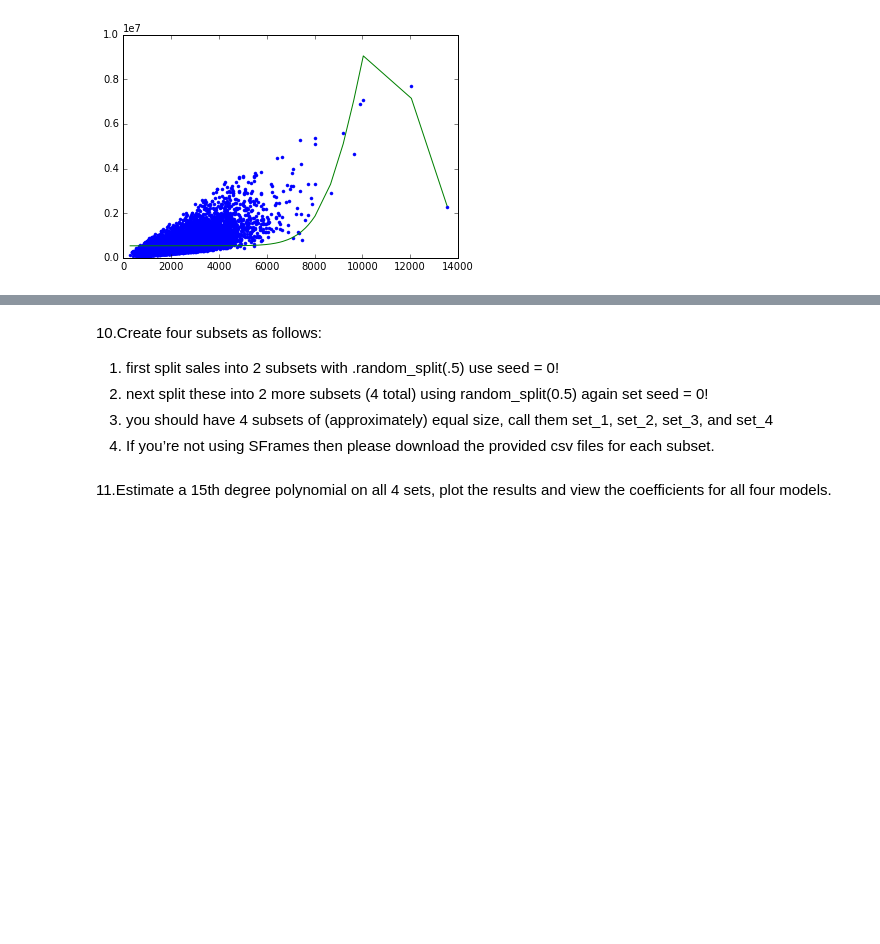
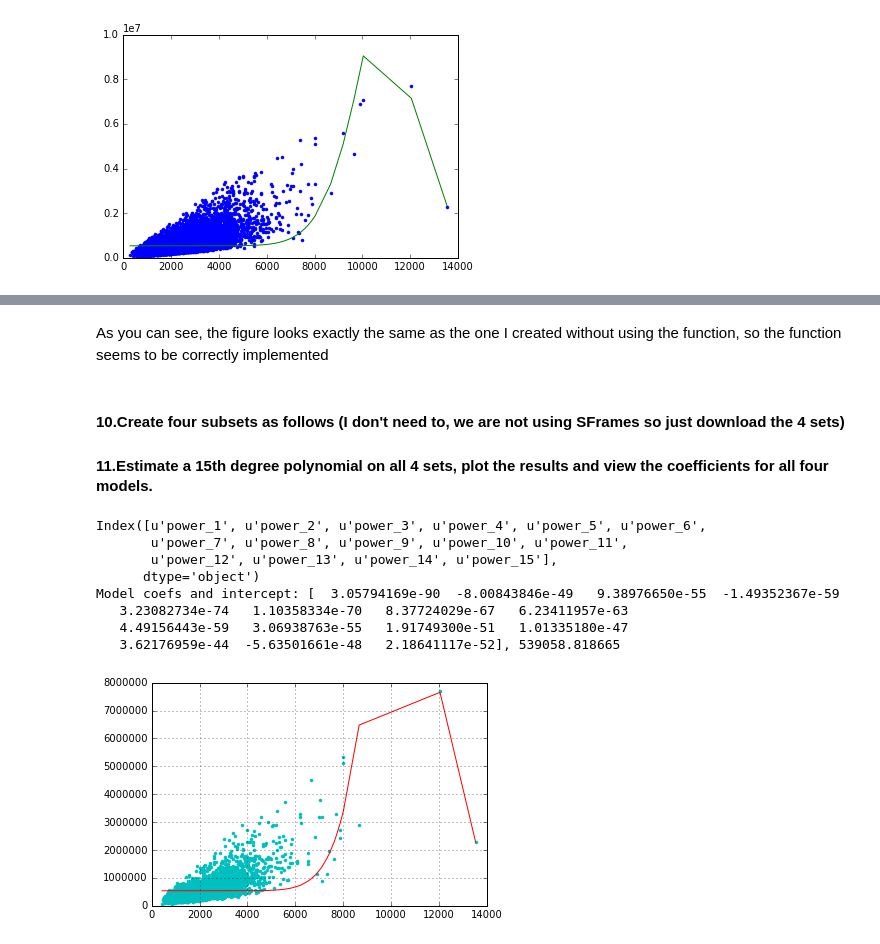
Before and after one commit to Nafisur-jspl/ML_specialization, a Jupyter notebook: 2_regression/week_3_assessing_performance/week-3-assessing-performance-assignment-1.ipynb, the cells around one changed output, grey strips where cells are left out. Saved outputs shown, nothing was run; the diff lists cells and outputs as text; code cells hidden in the pictures; blank space fills up the shorter version.

```diff
--- a/2_regression/week_3_assessing_performance/week-3-assessing-performance-assignment-1.ipynb
+++ b/2_regression/week_3_assessing_performance/week-3-assessing-performance-assignment-1.ipynb
@@ -194,8 +196,17 @@ Model coefs and intercept: [  4.56404164e-91  -2.69272563e-50   8.00907496e-56
-# %% [markdown]
-10.Create four subsets as follows:
-1. first split sales into 2 subsets with .random_split(.5) use seed = 0!
-2. next split these into 2 more subsets (4 total) using random_split(0.5) again set seed = 0!
-3. you should have 4 subsets of (approximately) equal size, call them set_1, set_2, set_3, and set_4
-4. If you’re not using SFrames then please download the provided csv files for each subset.
+# %% [markdown]
+As you can see, the figure looks exactly the same as the one I created without using the function, so the function seems to be correctly implemented
 # %% [markdown]
-11.Estimate a 15th degree polynomial on all 4 sets, plot the results and view the coefficients for all four models.
+#### 10.Create four subsets as follows (I don't need to, we are not using SFrames so just download the 4 sets)
+#### 11.Estimate a 15th degree polynomial on all 4 sets, plot the results and view the coefficients for all four models.
+# %%
+set1_model_poly15 = polynomial_checker(set1_data, 15, "r")[0]
+# %% [output]
+Index([u'power_1', u'power_2', u'power_3', u'power_4', u'power_5', u'power_6',
+       u'power_7', u'power_8', u'power_9', u'power_10', u'power_11',
+       u'power_12', u'power_13', u'power_14', u'power_15'],
+      dtype='object')
+Model coefs and intercept: [  3.05794169e-90  -8.00843846e-49   9.38976650e-55  -1.49352367e-59
+   3.23082734e-74   1.10358334e-70   8.37724029e-67   6.23411957e-63
+   4.49156443e-59   3.06938763e-55   1.91749300e-51   1.01335180e-47
+   3.62176959e-44  -5.63501661e-48   2.18641117e-52], 539058.818665
+[figure, added]
```
Also changed, not shown: parts of 23 cells of this notebook.
